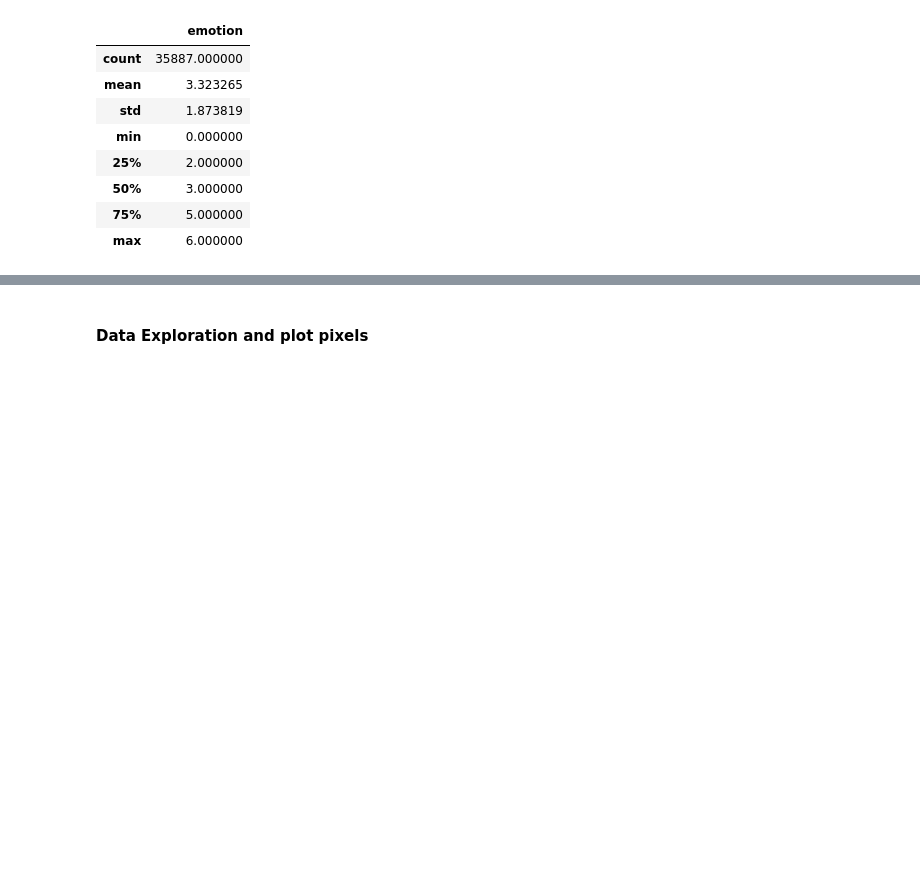
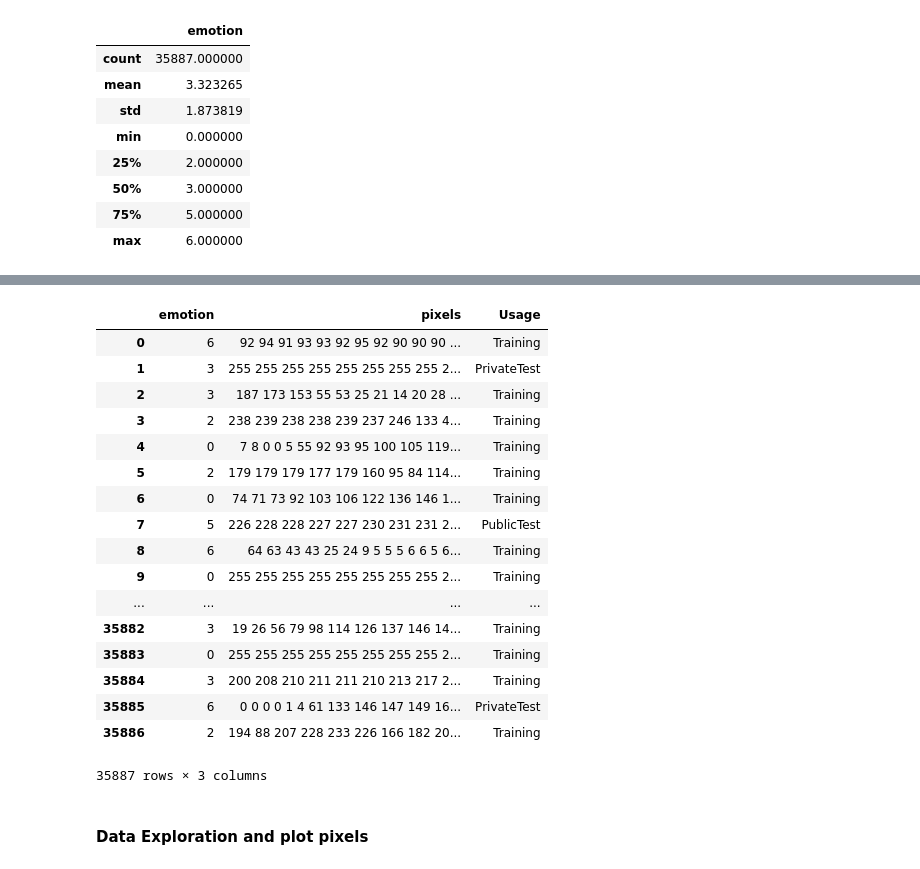
Before and after one commit to DavidIngx/FER_VirtualCaregiver, a Jupyter notebook: detection_facial_expression.ipynb, the cells around one changed output, grey strips where cells are left out. Cells and saved outputs as stored; diff of their text form; code cells hidden in the pictures; blank space fills up the shorter version.

```diff
--- a/detection_facial_expression.ipynb
+++ b/detection_facial_expression.ipynb
@@ -106,3 +87,26 @@ dataset_facial_expression.isna()
+# %%
+# shuffling its contents.
+dataset_facial_expression = dataset_facial_expression.sample(frac=1).reset_index(drop=True)
+dataset_facial_expression
+# %% [output]
+|  | emotion | pixels | Usage |
+| 0 | 6 | 92 94 91 93 93 92 95 92 90 90 90 ... | Training |
+| 1 | 3 | 255 255 255 255 255 255 255 255 2... | PrivateTest |
+| 2 | 3 | 187 173 153 55 53 25 21 14 20 28 ... | Training |
+| 3 | 2 | 238 239 238 238 239 237 246 133 4... | Training |
+| 4 | 0 | 7 8 0 0 5 55 92 93 95 100 105 119... | Training |
+| 5 | 2 | 179 179 179 177 179 160 95 84 114... | Training |
+| 6 | 0 | 74 71 73 92 103 106 122 136 146 1... | Training |
+| 7 | 5 | 226 228 228 227 227 230 231 231 2... | PublicTest |
+| 8 | 6 | 64 63 43 43 25 24 9 5 5 5 6 6 5 6... | Training |
+| 9 | 0 | 255 255 255 255 255 255 255 255 2... | Training |
+| ... | ... | ... | ... |
+| 35882 | 3 | 19 26 56 79 98 114 126 137 146 14... | Training |
+| 35883 | 0 | 255 255 255 255 255 255 255 255 2... | Training |
+| 35884 | 3 | 200 208 210 211 211 210 213 217 2... | Training |
+| 35885 | 6 | 0 0 0 0 1 4 61 133 146 147 149 16... | PrivateTest |
+| 35886 | 2 | 194 88 207 228 233 226 166 182 20... | Training |
+35887 rows × 3 columns
 # %% [markdown]
 #### Data Exploration and plot pixels
 # %%
```
Also changed, not shown: parts of 24 cells of this notebook, 1 other file.
